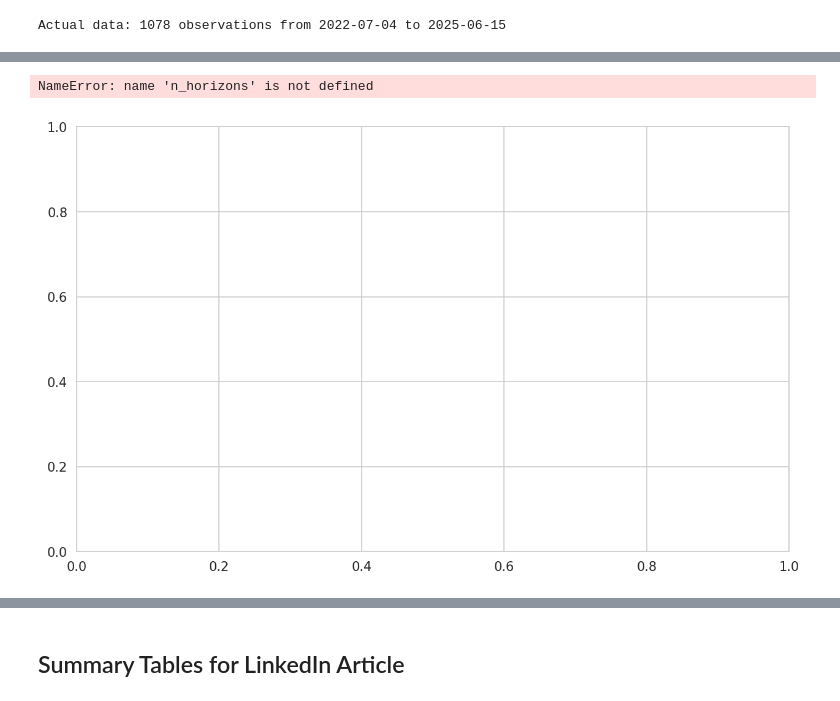
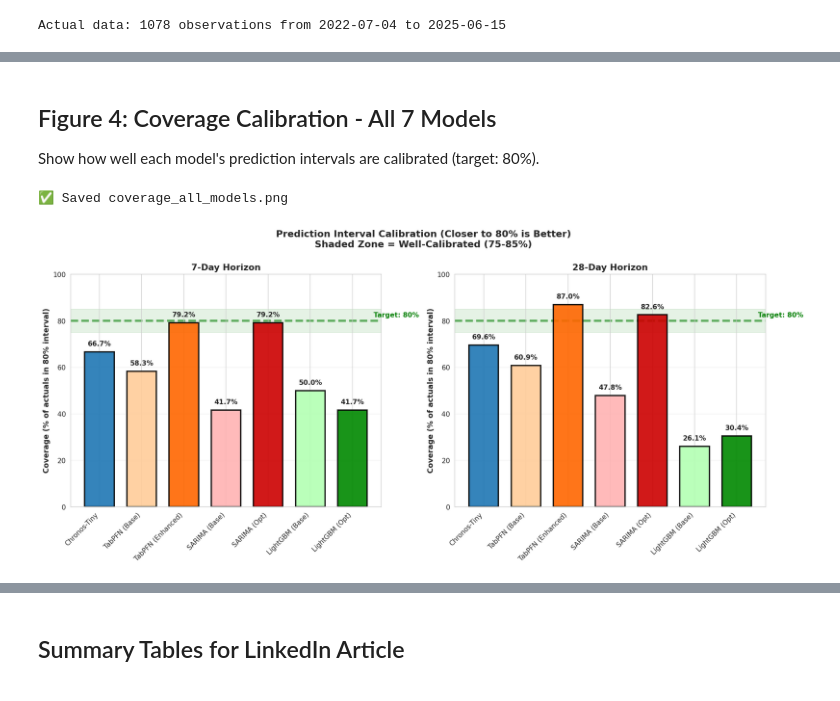
Before and after one commit to michaelarutyunov/time-series-flu, a Jupyter notebook: nb/04_report.ipynb, the cells around one changed output, grey strips where cells are left out. Saved outputs shown, nothing was run; the diff lists cells and outputs as text; code cells hidden in the pictures.

```diff
--- a/nb/04_report.ipynb
+++ b/nb/04_report.ipynb
@@ -292,40 +363,59 @@ MASE < 1.0 means better than seasonal naive forecast.
+# %% [markdown]
+## Figure 4: Coverage Calibration - All 7 Models
+
+Show how well each model's prediction intervals are calibrated (target: 80%).
 # %%
-# Coverage comparison
-fig, ax = plt.subplots(figsize=(10, 6))
+# Create coverage calibration comparison
+fig, axes = plt.subplots(1, 2, figsize=(16, 7))
 
-x = np.arange(n_horizons)
-width = 0.2
+for col_idx, horizon in enumerate(horizons):
+    ax = axes[col_idx]
 
-for i, model in enumerate(model_order):
-    coverage_values = []
-    for horizon in horizons:
-        value = summary_df[
-            (summary_df['model'] == model) &
-            (summary_df['horizon'] == horizon)
-        ]['Coverage_80'].values
-        coverage_values.append(value[0] if len(value) > 0 else np.nan)
+    # Get data for this horizon
+    horizon_data = summary_df[summary_df['horizon'] == horizon].copy()
 
-    ax.bar(x + i * width, coverage_values, width,
-           label=model_labels[model], color=model_colors[model], alpha=0.8)
+    # Sort to maintain model_order
+    horizon_data['model'] = pd.Categorical(horizon_data['model'], categories=model_order, ordered=True)
+    horizon_data = horizon_data.sort_values('model')
 
-# Add reference line at 80% (nominal coverage)
-ax.axhline(y=80, color='gray', linestyle='--', linewidth=2,
-           label='Nominal 80% Coverage', zorder=1)
+    # Prepare bar chart
+    x_pos = np.arange(len(horizon_data))
+    coverage_values = horizon_data['Coverage_80'].values
+    models = horizon_data['model'].values
+    colors_list = [model_colors[m] for m in models]
 
-ax.set_xlabel('Forecast Horizon (days)', fontsize=11)
-ax.set_ylabel('Actual Coverage (%)', fontsize=11)
-ax.set_title('Prediction Interval Calibration (80% Intervals)\n(Closer to 80% is better calibrated)',
-             fontsize=12, weight='bold')
-ax.set_xticks(x + width * (n_models - 1) / 2)
-ax.set_xticklabels([f'{h}-day' for h in horizons])
-ax.set_ylim([0, 100])
-ax.legend(loc='lower right', frameon=True, shadow=True)
-ax.grid(True, alpha=0.3, axis='y')
+    # Create bars
+    bars = ax.bar(x_pos, coverage_values, width=0.7, color=colors_list, alpha=0.9,
+                  edgecolor='black', linewidth=2)
 
+    # Add value labels on bars
+    for i, value in enumerate(coverage_values):
+        ax.text(i, value + 2,
+                f'{value:.1f}%',
+                ha='center', va='bottom', fontsize=10, weight='bold')
+
+    # Add reference line at 80% (target coverage)
+    ax.axhline(y=80, color='green', linestyle='--', linewidth=3, alpha=0.7, zorder=0)
+    ax.text(n_models - 0.5, 81, 'Target: 80%', fontsize=10, va='bottom', color='green', weight='bold')
+
+    # Shade the "good calibration" zone (75-85%)
+    ax.axhspan(75, 85, color='green', alpha=0.1, zorder=0)
+
+    # Formatting
+    ax.set_xticks(x_pos)
+    labels_list = [model_labels[m] for m in models]
+    ax.set_xticklabels(labels_list, rotation=45, ha='right', fontsize=10)
+    ax.set_ylabel('Coverage (% of actuals in 80% interval)', fontsize=11, weight='bold')
+    ax.set_title(f'{horizon}-Day Horizon', fontsize=13, weight='bold')
+    ax.set_ylim(0, 100)
+    ax.grid(True, alpha=0.3, axis='y')
+
+fig.suptitle('Prediction Interval Calibration (Closer to 80% is Better)\nShaded Zone = Well-Calibrated (75-85%)',
+             fontsize=14, weight='bold', y=1.00)
 plt.tight_layout()
-plt.savefig(figures_dir / 'coverage_calibration.png', dpi=300, bbox_inches='tight')
-print(f"✅ Saved coverage_calibration.png")
+plt.savefig(figures_dir / 'coverage_all_models.png', dpi=300, bbox_inches='tight')
+print(f"✅ Saved coverage_all_models.png")
 plt.show()
 # %% [output]
-NameError: name 'n_horizons' is not defined
+✅ Saved coverage_all_models.png
-[figure, old version]
+[figure, new version]
```
Also changed, not shown: parts of 22 cells of this notebook, 19 other files.
